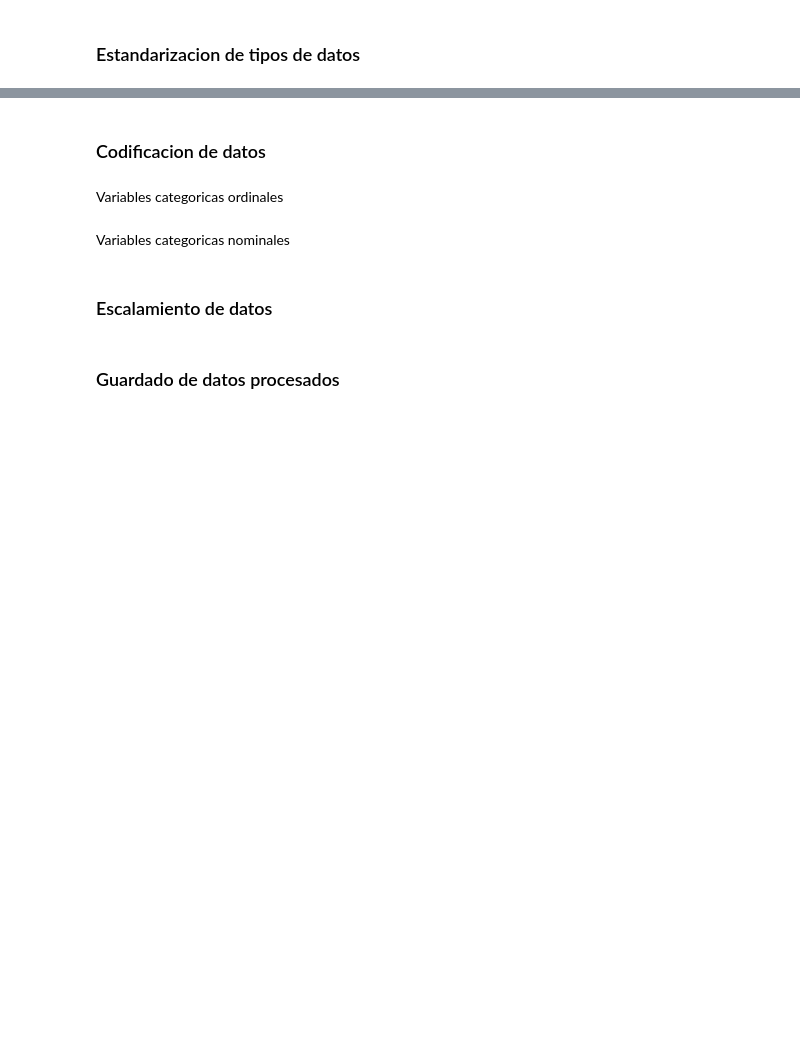
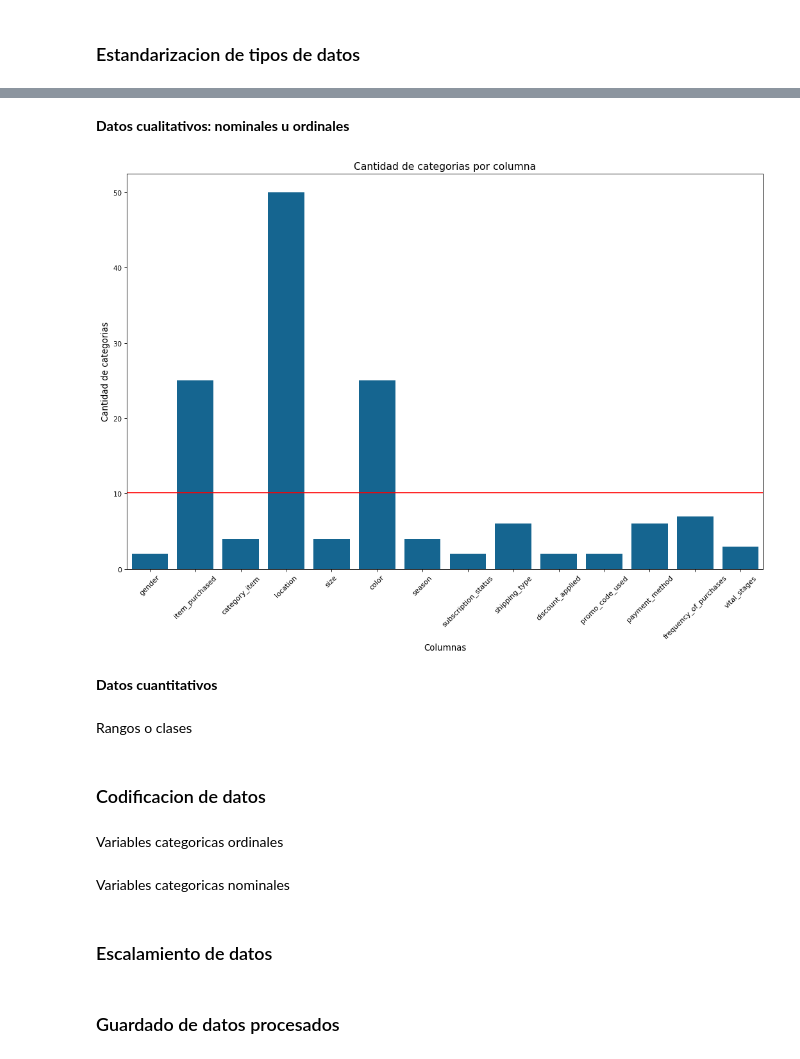
Before and after one commit to ianCristianAriel/2024-eeuu-comportamiento-consumidor, a Jupyter notebook: notebooks/2_procesamiento.ipynb, the cells around one changed output, grey strips where cells are left out. Drawn from its saved outputs; the diff is of its cells as text; code cells hidden in the pictures; blank space fills up the shorter version.

Commit message:
Agrego etapa de estandarizacion de tipos de datos

```diff
--- a/notebooks/2_procesamiento.ipynb
+++ b/notebooks/2_procesamiento.ipynb
@@ -170,2 +188,4 @@ columns = list(map(lambda col: clean_signs(column_name=col, list_signs=list_sign
+# %%
+df_procesado[df_procesado.select_dtypes(exclude='number').columns] = df_procesado[df_procesado.select_dtypes(exclude='number').columns].apply(text_to_lower)
 # %% [markdown]
 ### Estandarizacion de tipos de datos
@@ -209,6 +192,20 @@ print(cantidad_valores_unicos_col)
+# %%
+df_procesado = df_procesado.convert_dtypes(infer_objects=True)
+# %% [markdown]
+**Datos cualitativos: nominales u ordinales**
+# %%
+no_numbers_columns = df_procesado.select_dtypes(exclude='number').columns
+df_procesado[no_numbers_columns] = df_procesado[no_numbers_columns].astype('category')
+# %%
+unique_values_counts = df_procesado[no_numbers_columns].nunique()
+mean_unique_values_counts = np.mean(unique_values_counts)
 # %%
-sns.barplot(data=cantidad_valores_unicos_col)
+sns.barplot(x=unique_values_counts.index, y=unique_values_counts.values)
 plt.title('Cantidad de categorias por columna')
+plt.axhline(mean_unique_values_counts, color='red')
 plt.xlabel('Columnas')
+plt.xticks(rotation=45)
 plt.ylabel('Cantidad de categorias')
 plt.show()
+# %% [output]
+[figure, added]
@@ -226,0 +212,4 @@ df_procesado['month'] = pd.to_datetime(df_procesado['month'], format='%b').dt.mo
+# %% [markdown]
+**Datos cuantitativos**
+# %% [markdown]
+Rangos o clases
```
Also changed, not shown: parts of 23 cells of this notebook.
